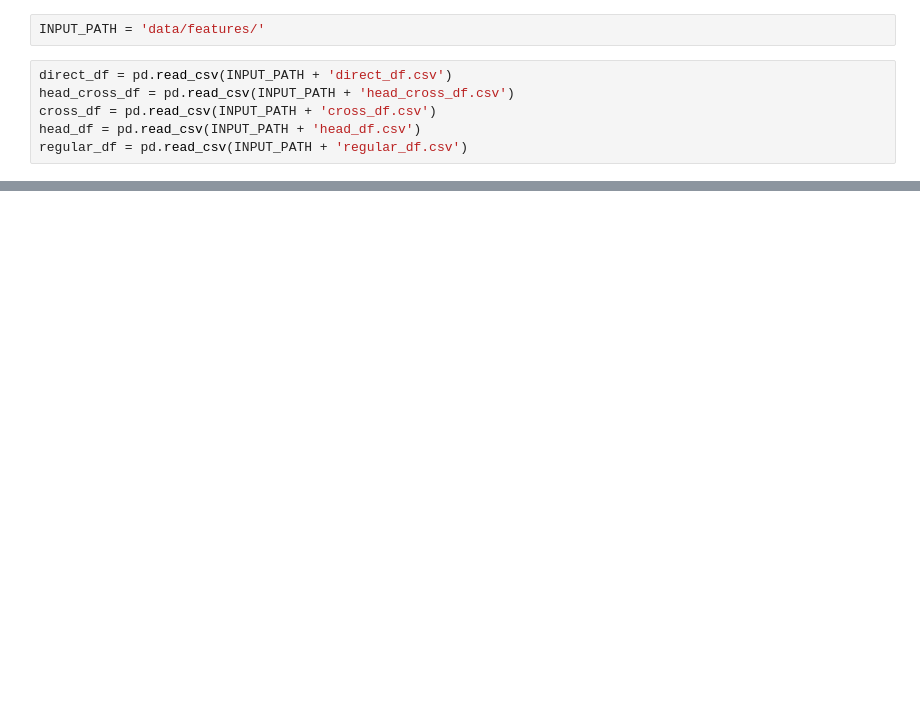
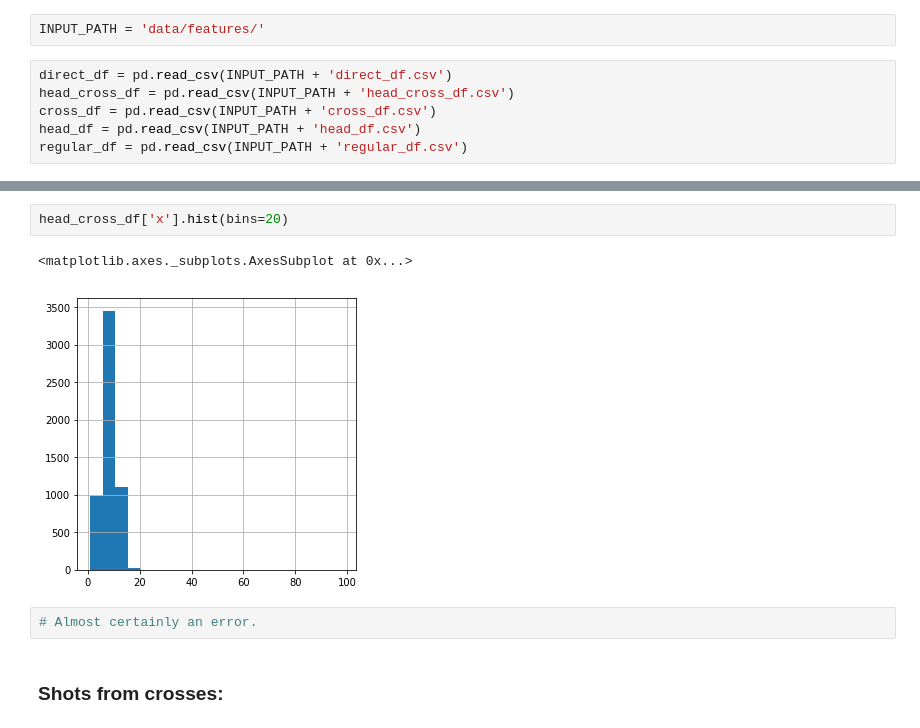
Before and after one commit to WaydeHerman/Expected_Goals, a Jupyter notebook: EDA.ipynb, the cells around one changed output, grey strips where cells are left out. Drawn from its saved outputs; the diff is of its cells as text; blank space fills up the shorter version.

```diff
--- a/EDA.ipynb
+++ b/EDA.ipynb
@@ -135,0 +62,9 @@ direct_df.angle.hist()
+# %%
+head_cross_df['x'].hist(bins=20)
+# %% [output]
+<matplotlib.axes._subplots.AxesSubplot at 0x...>
+[figure, added]
+# %%
+# Almost certainly an error.
+# %% [markdown]
+### Shots from crosses:
```
Also changed, not shown: parts of 47 cells of this notebook, 1 other file.
